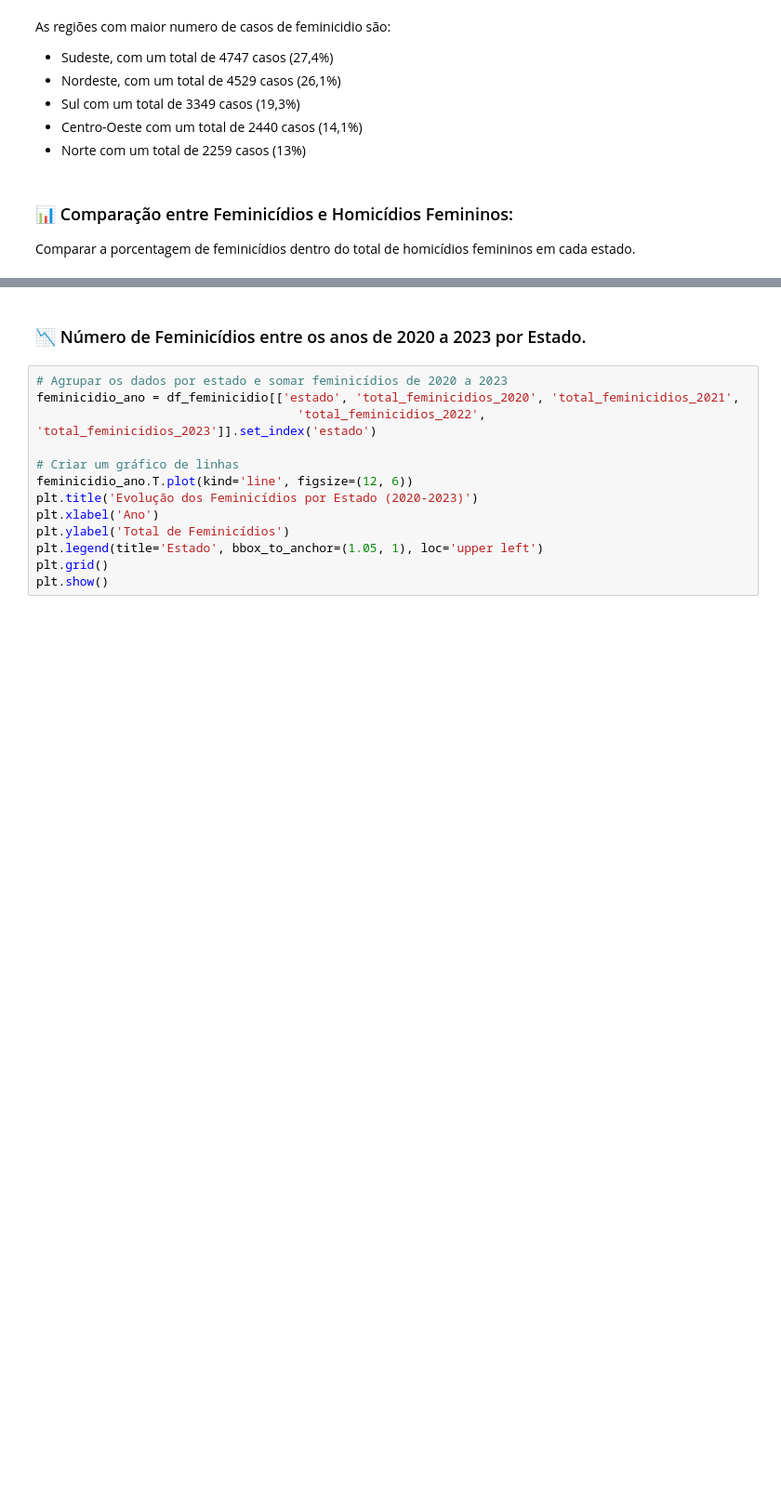
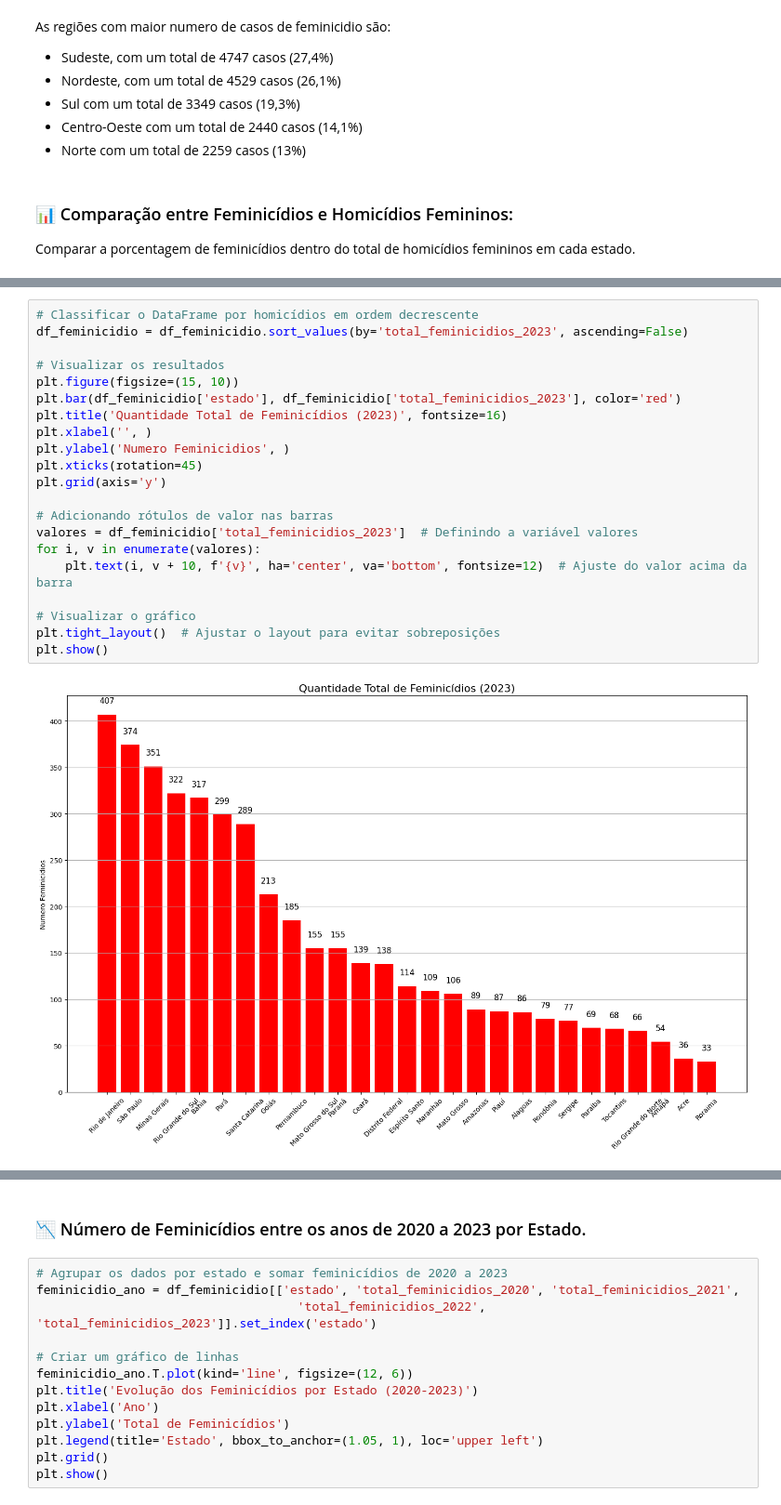
Before and after one commit to CarolyneS14/on33-python-s17-s18-projeto-final, a Jupyter notebook: on33_python_s18_Projeto_Final.ipynb, the cells around one changed output, grey strips where cells are left out. Shown at 93% size. Saved outputs shown, nothing was run; the diff lists cells and outputs as text; blank space fills up the shorter version.

```diff
--- a/on33_python_s18_Projeto_Final.ipynb
+++ b/on33_python_s18_Projeto_Final.ipynb
@@ -657,0 +684,23 @@ plt.show()
+# %%
+# Classificar o DataFrame por homicídios em ordem decrescente
+df_feminicidio = df_feminicidio.sort_values(by='total_feminicidios_2023', ascending=False)
+
+# Visualizar os resultados
+plt.figure(figsize=(15, 10))
+plt.bar(df_feminicidio['estado'], df_feminicidio['total_feminicidios_2023'], color='red')
+plt.title('Quantidade Total de Feminicídios (2023)', fontsize=16)
+plt.xlabel('', )
+plt.ylabel('Numero Feminicidios', )
+plt.xticks(rotation=45)
+plt.grid(axis='y')
+
+# Adicionando rótulos de valor nas barras
+valores = df_feminicidio['total_feminicidios_2023']  # Definindo a variável valores
+for i, v in enumerate(valores):
+    plt.text(i, v + 10, f'{v}', ha='center', va='bottom', fontsize=12)  # Ajuste do valor acima da barra
+
+# Visualizar o gráfico
+plt.tight_layout()  # Ajustar o layout para evitar sobreposições
+plt.show()
+# %% [output]
+[figure, added]
```
Also changed, not shown: parts of 7 cells of this notebook.
